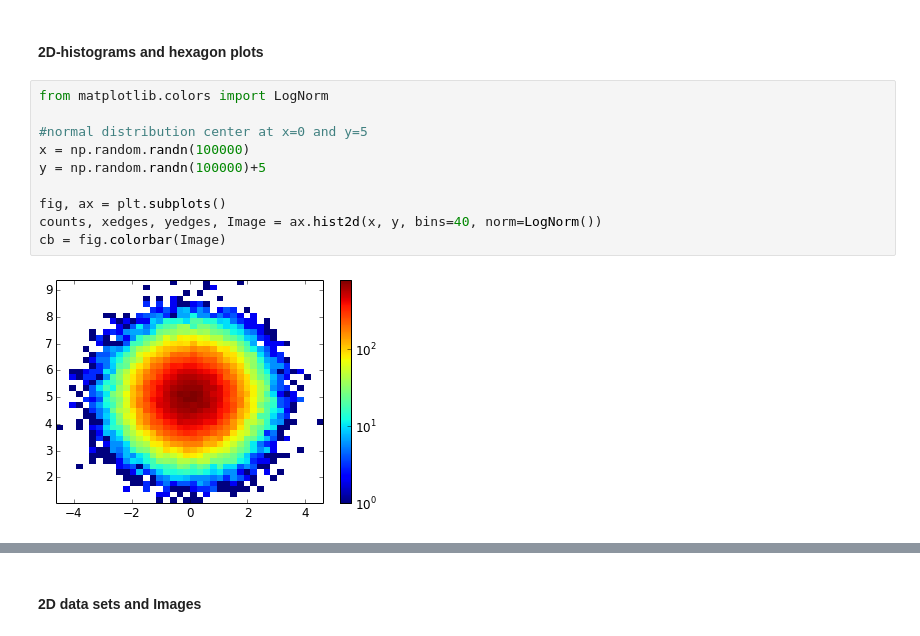
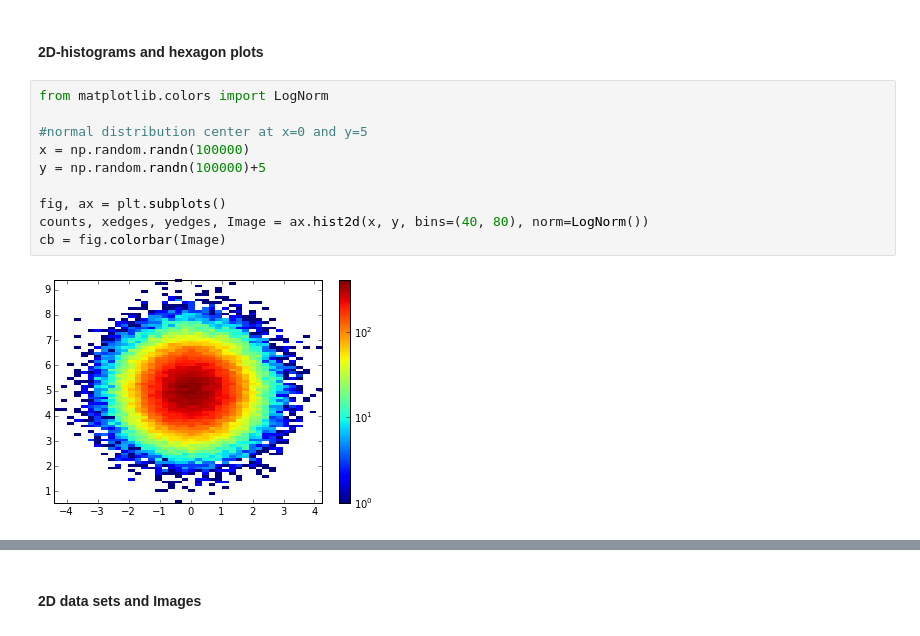
Before and after one commit to Morisset/Python-lectures-Notebooks, a Jupyter notebook: intro_Matplotlib.ipynb, the cells around one changed output, grey strips where cells are left out. Saved outputs shown, nothing was run; the diff lists cells and outputs as text.

```diff
--- a/intro_Matplotlib.ipynb
+++ b/intro_Matplotlib.ipynb
@@ -639,15 +710,15 @@ ax.fill_between(x, y1, y2, where=(y1 > y2), color='blue');
 # %%
 from matplotlib.colors import LogNorm
 
 #normal distribution center at x=0 and y=5
 x = np.random.randn(100000)
 y = np.random.randn(100000)+5
 
 fig, ax = plt.subplots()
-counts, xedges, yedges, Image = ax.hist2d(x, y, bins=40, norm=LogNorm())
+counts, xedges, yedges, Image = ax.hist2d(x, y, bins=(40, 80), norm=LogNorm())
 cb = fig.colorbar(Image)
 # %% [output]
-[figure, old version]
+[figure, new version]
 # %%
 x, y = np.random.normal(size=(2, 10000))
 
```
Also changed, not shown: parts of 43 cells of this notebook, 2 other files.
